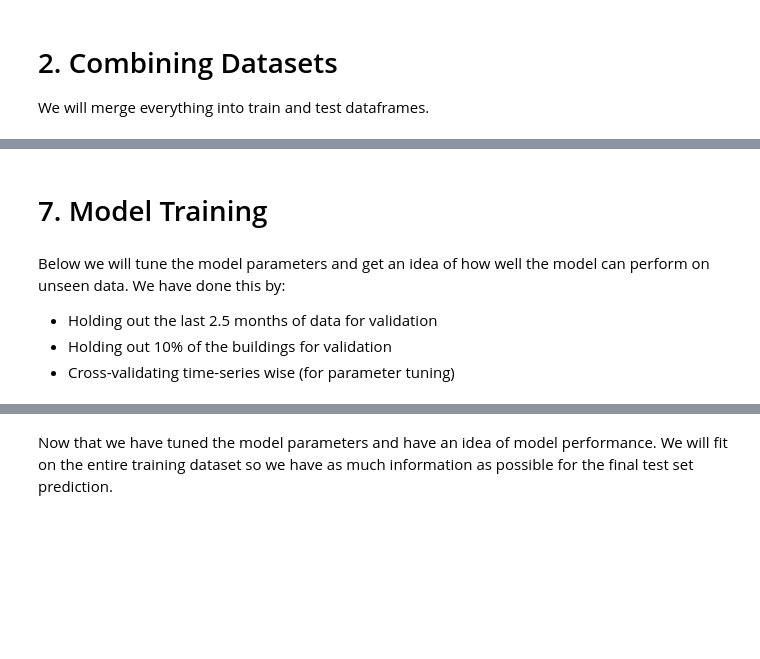
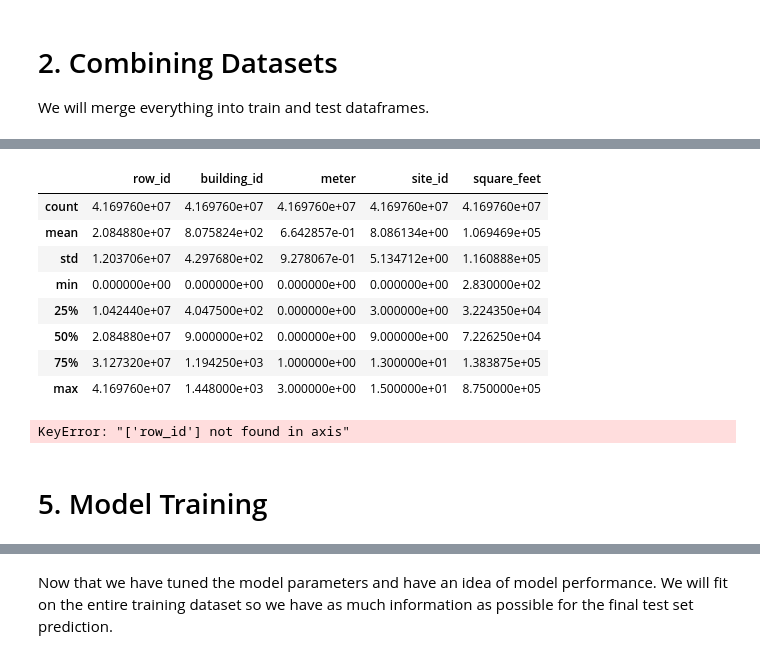
Before and after one commit to DataCampM2DSSAF/suivi_ashrae_fadadedata, a Jupyter notebook: src/ashrae-energy-predictions-first-submission.ipynb, the cells around one changed output, grey strips where cells are left out. Cells and saved outputs as stored; diff of their text form; code cells hidden in the pictures; blank space fills up the shorter version.

```diff
--- a/src/ashrae-energy-predictions-first-submission.ipynb
+++ b/src/ashrae-energy-predictions-first-submission.ipynb
@@ -60,0 +135,2 @@ test_m.isna().describe()
+# %%
+test_m = test_m.dropna(axis='columns')
@@ -61,8 +149,19 @@ test_m.isna().describe()
+# %%
+test_m.describe()
+# %% [output]
+|  | row_id | building_id | meter | site_id | square_feet |
+| count | 4.169760e+07 | 4.169760e+07 | 4.169760e+07 | 4.169760e+07 | 4.169760e+07 |
+| mean | 2.084880e+07 | 8.075824e+02 | 6.642857e-01 | 8.086134e+00 | 1.069469e+05 |
+| std | 1.203706e+07 | 4.297680e+02 | 9.278067e-01 | 5.134712e+00 | 1.160888e+05 |
+| min | 0.000000e+00 | 0.000000e+00 | 0.000000e+00 | 0.000000e+00 | 2.830000e+02 |
+| 25% | 1.042440e+07 | 4.047500e+02 | 0.000000e+00 | 3.000000e+00 | 3.224350e+04 |
+| 50% | 2.084880e+07 | 9.000000e+02 | 0.000000e+00 | 9.000000e+00 | 7.226250e+04 |
+| 75% | 3.127320e+07 | 1.194250e+03 | 1.000000e+00 | 1.300000e+01 | 1.383875e+05 |
+| max | 4.169760e+07 | 1.448000e+03 | 3.000000e+00 | 1.500000e+01 | 8.750000e+05 |
+# %%
+test_m = test_m.drop('row_id',axis=1)
+test_m.describe()
+# %% [output]
+KeyError: "['row_id'] not found in axis"
 # %% [markdown]
-# <a id='7'>7. Model Training</a>
+# <a id='5'>5. Model Training</a>
-# %% [markdown]
-Below we will tune the model parameters and get an idea of how well the model can perform on unseen data. We have done this by:
-
-* Holding out the last 2.5 months of data for validation
-* Holding out 10% of the buildings for validation
-* Cross-validating time-series wise (for parameter tuning)
```
Also changed, not shown: parts of 28 cells of this notebook.
